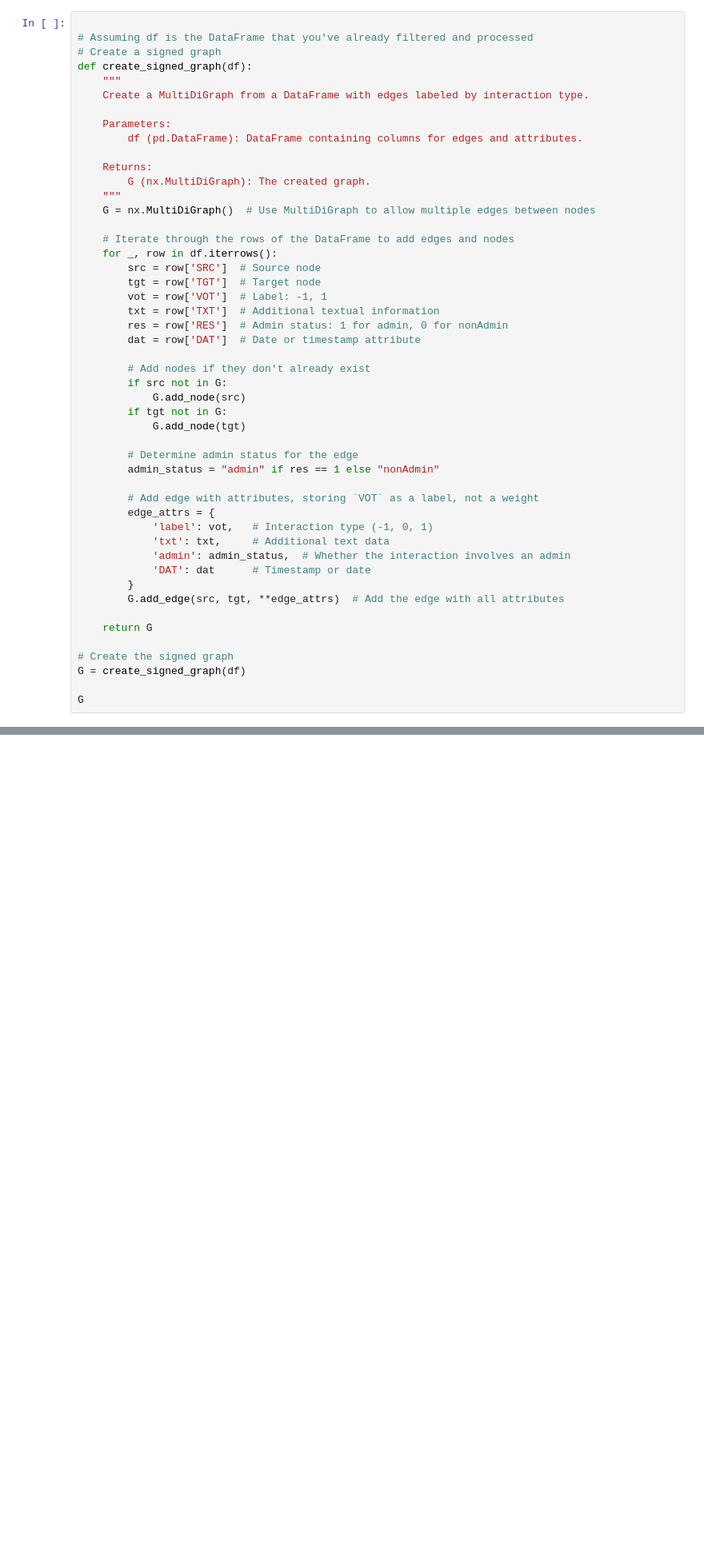
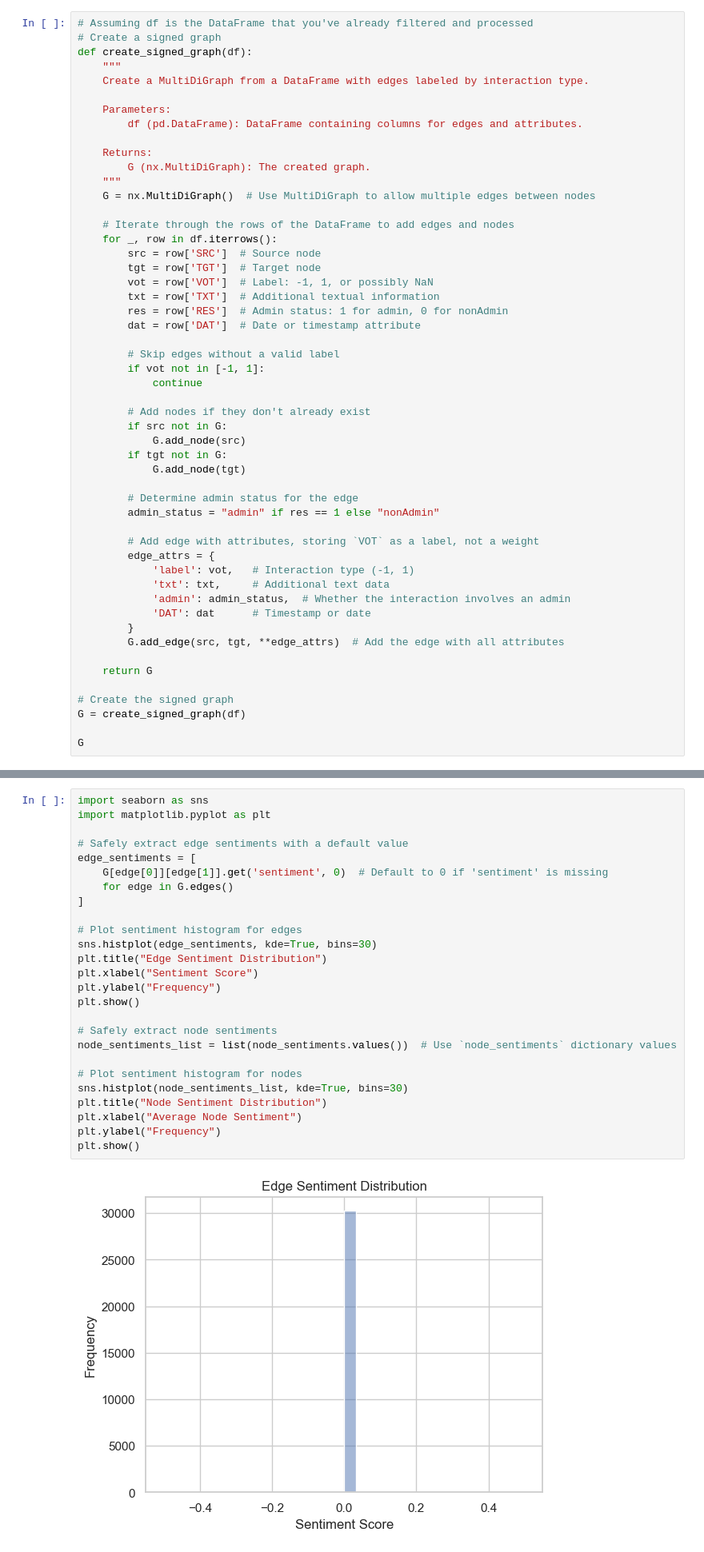
Before and after one commit to ijustsnapped/ADComplexos, a Jupyter notebook: Project_Metrics.ipynb, the cells around one changed output, grey strips where cells are left out. Shown at 80% size. Saved outputs shown, nothing was run; the diff lists cells and outputs as text; blank space fills up the shorter version.

```diff
--- a/Project_Metrics.ipynb
+++ b/Project_Metrics.ipynb
@@ -46,5 +47,4 @@ df
 # %%
-
 # Assuming df is the DataFrame that you've already filtered and processed
 # Create a signed graph
 def create_signed_graph(df):
@@ -63,10 +63,14 @@ def create_signed_graph(df):
     for _, row in df.iterrows():
         src = row['SRC']  # Source node
         tgt = row['TGT']  # Target node
-        vot = row['VOT']  # Label: -1, 1
+        vot = row['VOT']  # Label: -1, 1, or possibly NaN
         txt = row['TXT']  # Additional textual information
         res = row['RES']  # Admin status: 1 for admin, 0 for nonAdmin
         dat = row['DAT']  # Date or timestamp attribute
+
+        # Skip edges without a valid label
+        if vot not in [-1, 1]:
+            continue
 
         # Add nodes if they don't already exist
         if src not in G:
@@ -79,7 +83,7 @@ def create_signed_graph(df):
 
         # Add edge with attributes, storing `VOT` as a label, not a weight
         edge_attrs = {
-            'label': vot,   # Interaction type (-1, 0, 1)
+            'label': vot,   # Interaction type (-1, 1)
             'txt': txt,     # Additional text data
             'admin': admin_status,  # Whether the interaction involves an admin
             'DAT': dat      # Timestamp or date
@@ -1393,0 +2190,28 @@ filtered_df
+# %%
+import seaborn as sns
+import matplotlib.pyplot as plt
+
+# Safely extract edge sentiments with a default value
+edge_sentiments = [
+    G[edge[0]][edge[1]].get('sentiment', 0)  # Default to 0 if 'sentiment' is missing
+    for edge in G.edges()
+]
+
+# Plot sentiment histogram for edges
+sns.histplot(edge_sentiments, kde=True, bins=30)
+plt.title("Edge Sentiment Distribution")
+plt.xlabel("Sentiment Score")
+plt.ylabel("Frequency")
+plt.show()
+
+# Safely extract node sentiments
+node_sentiments_list = list(node_sentiments.values())  # Use `node_sentiments` dictionary values
+
+# Plot sentiment histogram for nodes
+sns.histplot(node_sentiments_list, kde=True, bins=30)
+plt.title("Node Sentiment Distribution")
+plt.xlabel("Average Node Sentiment")
+plt.ylabel("Frequency")
+plt.show()
+# %% [output]
+[figure, added]
```
Also changed, not shown: parts of 57 cells of this notebook, 27 other files.
